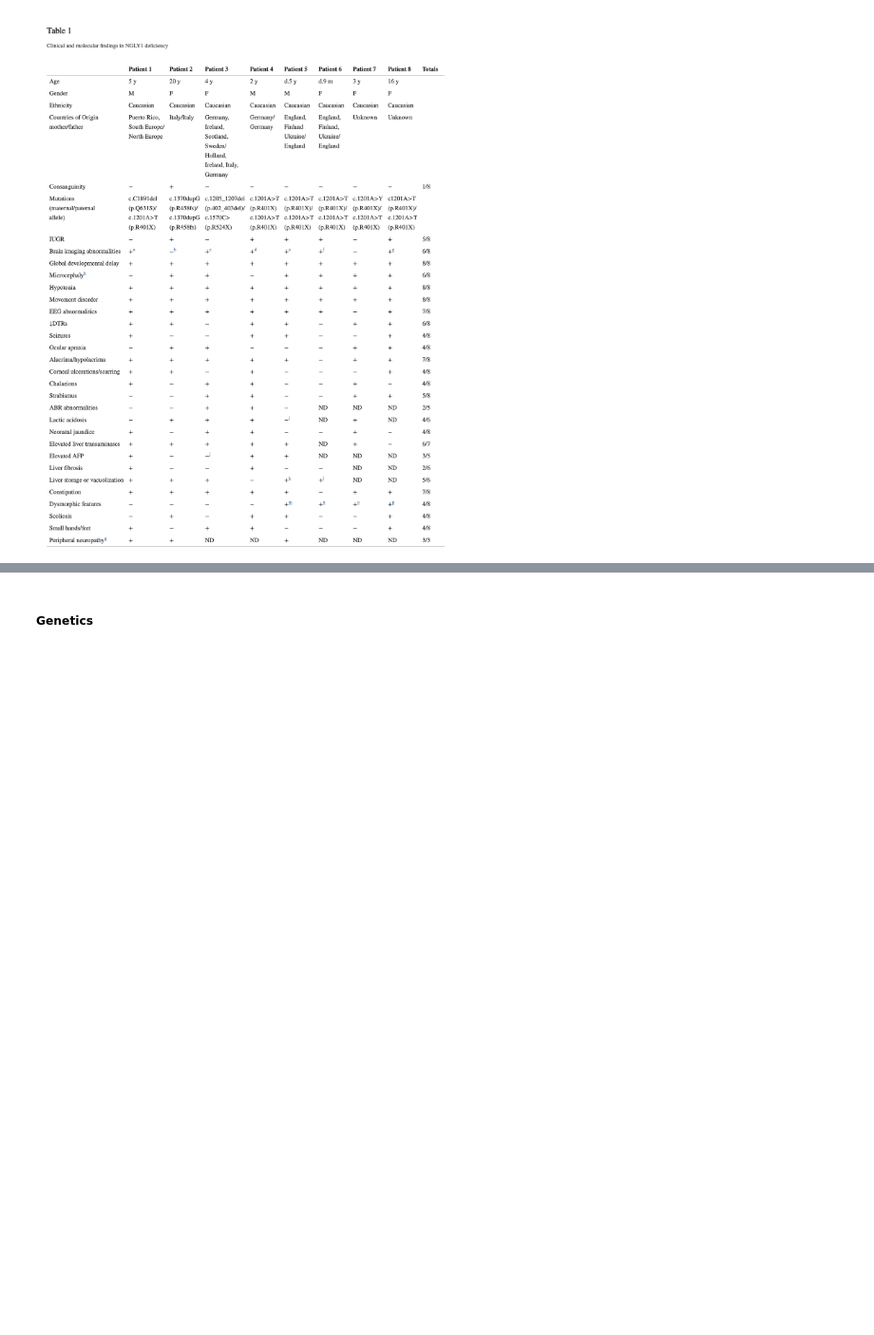
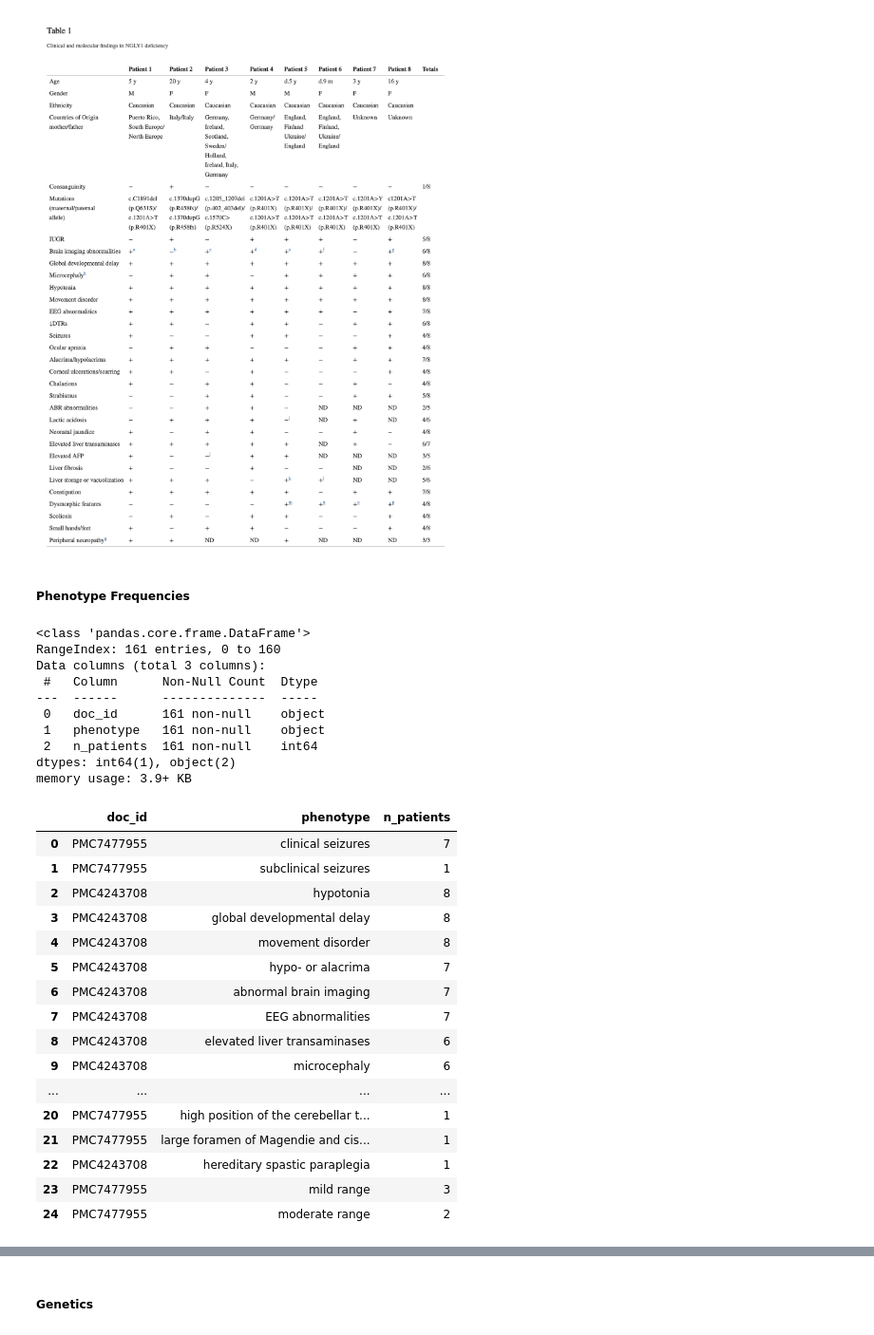
Before and after one commit to eric-czech/ngly1-gpt, a Jupyter notebook: ngly1_gpt/notebooks/patient_extraction.ipynb, the cells around one changed output, grey strips where cells are left out. Shown at 95% size. Cells and saved outputs as stored; diff of their text form; code cells hidden in the pictures; blank space fills up the shorter version.

```diff
--- a/ngly1_gpt/notebooks/patient_extraction.ipynb
+++ b/ngly1_gpt/notebooks/patient_extraction.ipynb
@@ -462,3 +486,37 @@ Num cells: 256 (32 x 8)
 Image("ngly1_gpt/notebooks/images/PMC4243708_table_1.png", width=1200)
 # %% [output]
 [figure]
+# %% [markdown]
+##### Phenotype Frequencies
+# %%
+phenotype_frequencies = pd.read_csv(utils.get_paths().output_data / "phenotype_frequencies.tsv", sep='\t')
+phenotype_frequencies.info()
+phenotype_frequencies.head(25)
+# %% [output]
+<class 'pandas.core.frame.DataFrame'>
+RangeIndex: 161 entries, 0 to 160
+Data columns (total 3 columns):
+ #   Column      Non-Null Count  Dtype
+---  ------      --------------  -----
+ 0   doc_id      161 non-null    object
+ 1   phenotype   161 non-null    object
+ 2   n_patients  161 non-null    int64
+dtypes: int64(1), object(2)
+memory usage: 3.9+ KB
+|  | doc_id | phenotype | n_patients |
+| 0 | PMC7477955 | clinical seizures | 7 |
+| 1 | PMC7477955 | subclinical seizures | 1 |
+| 2 | PMC4243708 | hypotonia | 8 |
+| 3 | PMC4243708 | global developmental delay | 8 |
+| 4 | PMC4243708 | movement disorder | 8 |
+| 5 | PMC4243708 | hypo- or alacrima | 7 |
+| 6 | PMC4243708 | abnormal brain imaging | 7 |
+| 7 | PMC4243708 | EEG abnormalities | 7 |
+| 8 | PMC4243708 | elevated liver transaminases | 6 |
+| 9 | PMC4243708 | microcephaly | 6 |
+| ... | ... | ... | ... |
+| 20 | PMC7477955 | high position of the cerebellar t... | 1 |
+| 21 | PMC7477955 | large foramen of Magendie and cis... | 1 |
+| 22 | PMC4243708 | hereditary spastic paraplegia | 1 |
+| 23 | PMC7477955 | mild range | 3 |
+| 24 | PMC7477955 | moderate range | 2 |
```
Also changed, not shown: parts of 8 cells of this notebook, 6 other files.
